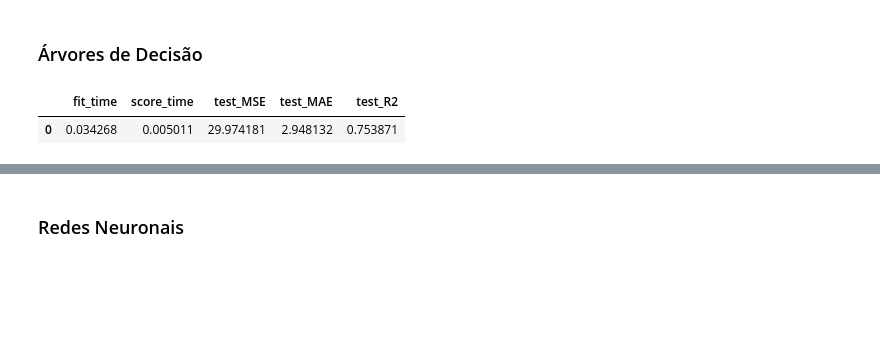
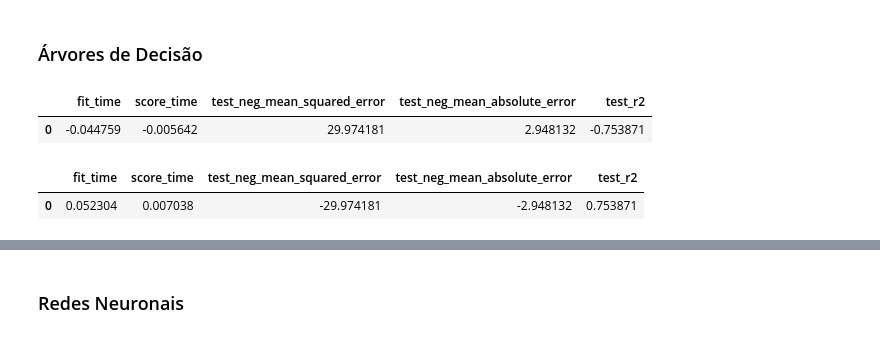
Before and after one commit to ruicoelhor22/AASE, a Jupyter notebook: demoregressao4.ipynb, the cells around one changed output, grey strips where cells are left out. Saved outputs shown, nothing was run; the diff lists cells and outputs as text; code cells hidden in the pictures; blank space fills up the shorter version.

```diff
--- a/demoregressao4.ipynb
+++ b/demoregressao4.ipynb
@@ -91,6 +91,29 @@ kf = KFold(n_splits=10, shuffle=True, random_state=1234)
 # Implementação dos Algoritmos de Machine Learning
 # %% [markdown]
 ### Árvores de Decisão
+# %%
+from sklearn.model_selection import KFold, cross_validate
+from sklearn.tree import DecisionTreeRegressor
+from sklearn.metrics import mean_squared_error, mean_absolute_error, r2_score
+
+# Definir as métricas de regressão que deseja avaliar
+REGRESSION_METRICS = {
+    'neg_mean_squared_error': 'neg_mean_squared_error',
+    'neg_mean_absolute_error': 'neg_mean_absolute_error',
+    'r2': 'r2'
+}
+
+# Definir o regressor e o método de validação cruzada
+dt_regressor = DecisionTreeRegressor(max_depth=3, random_state=1234)
+kf = KFold(n_splits=10, shuffle=True, random_state=1234)
+
+# Realizar a validação cruzada e avaliar as métricas
+scores = cross_validate(dt_regressor, X, y, cv=kf, scoring=REGRESSION_METRICS)
+dt_scores = {k: -v.mean() for k, v in scores.items()}  # Negar os valores para tornar os scores positivos
+pd.DataFrame(dt_scores, index=[0])
+# %% [output]
+|  | fit_time | score_time | test_neg_mean_squared_error | test_neg_mean_absolute_error | test_r2 |
+| 0 | -0.044759 | -0.005642 | 29.974181 | 2.948132 | -0.753871 |
 # %%
 from sklearn.model_selection import KFold
 from sklearn.tree import DecisionTreeRegressor
@@ -105,8 +128,8 @@ scores = cross_validate(dt_regressor, X, y, cv=kf, scoring=REGRESSION_METRICS)
 dt_scores = pd.DataFrame(scores)
 pd.DataFrame(dt_scores.mean()).T
 # %% [output]
-|  | fit_time | score_time | test_MSE | test_MAE | test_R2 |
-| 0 | 0.034268 | 0.005011 | 29.974181 | 2.948132 | 0.753871 |
+|  | fit_time | score_time | test_neg_mean_squared_error | test_neg_mean_absolute_error | test_r2 |
+| 0 | 0.052304 | 0.007038 | -29.974181 | -2.948132 | 0.753871 |
 # %%
 
 
```
Also changed, not shown: parts of 10 cells of this notebook, 2 other files.
